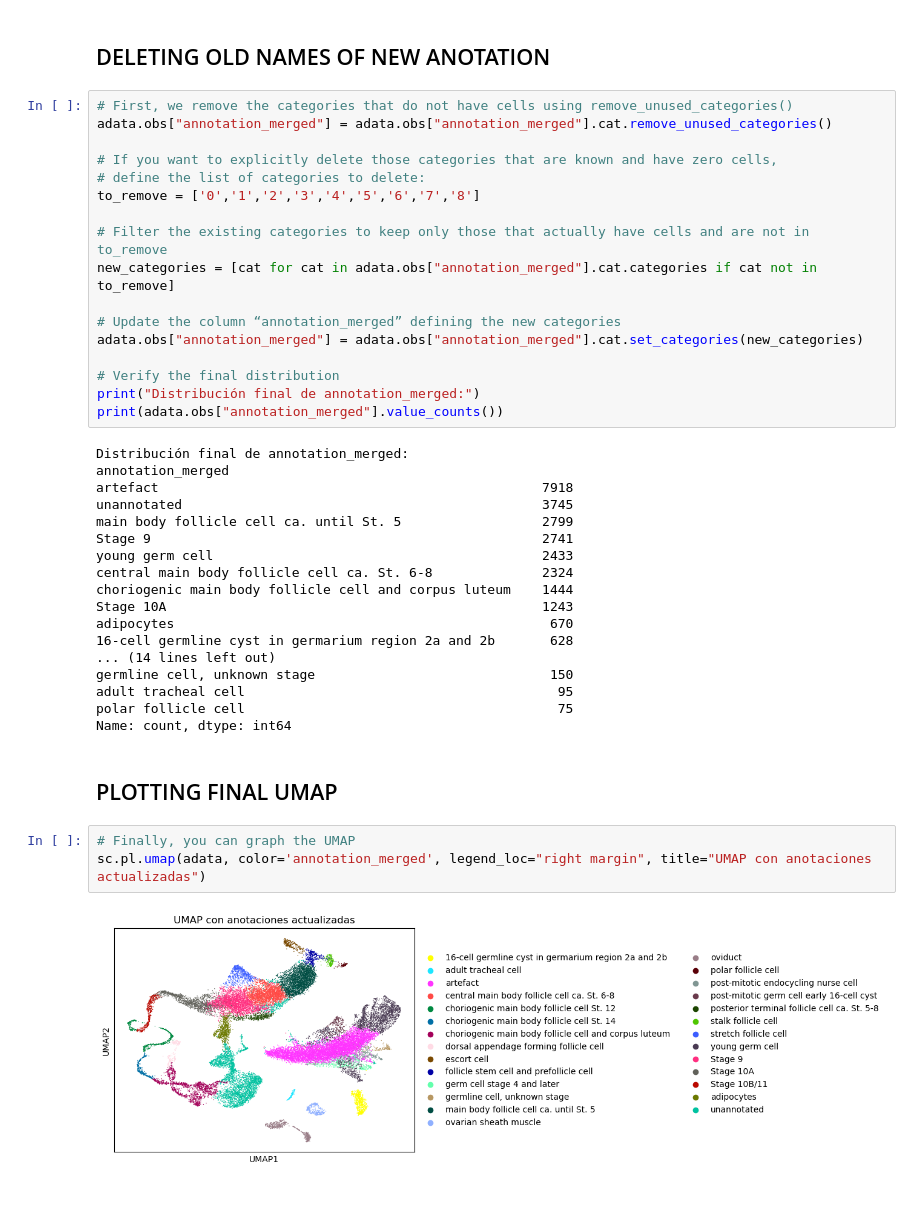
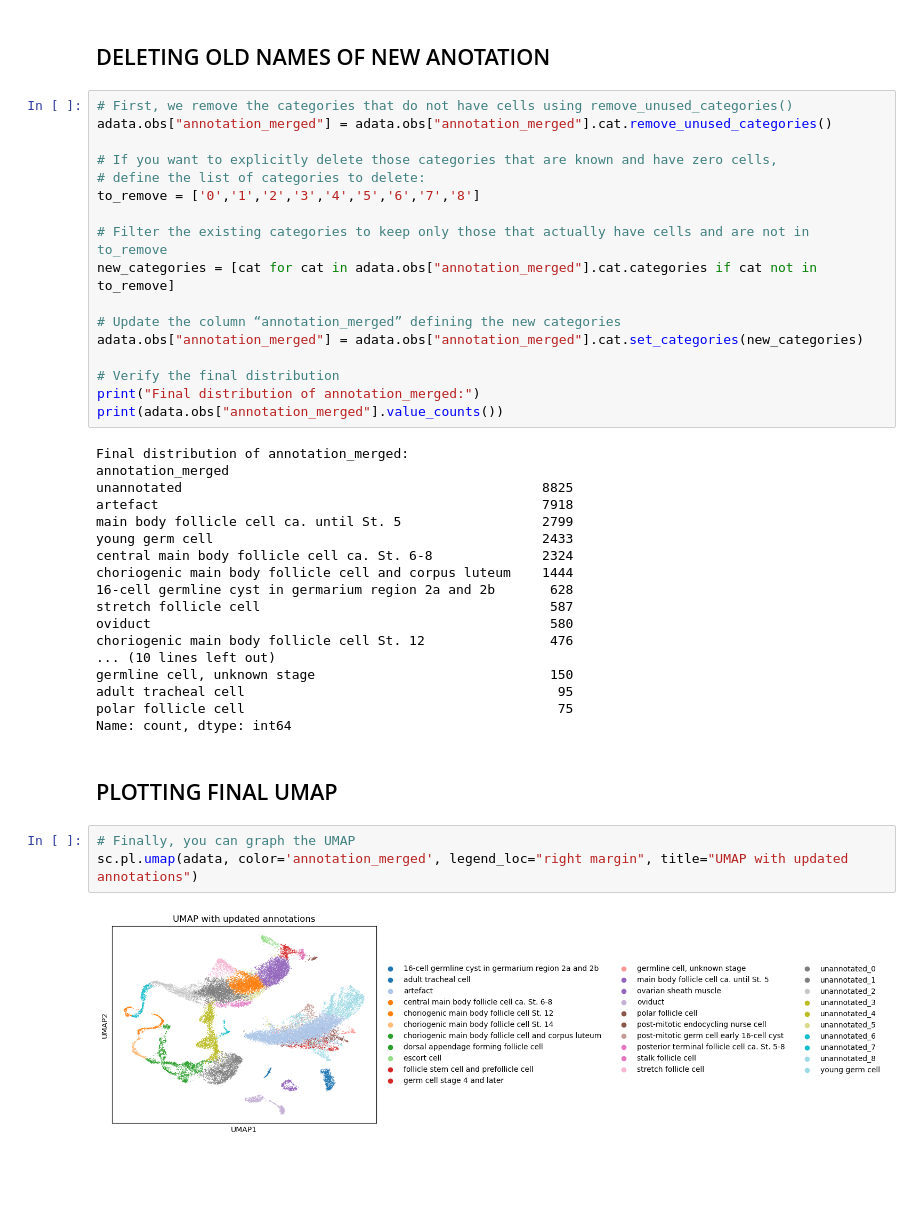
Before and after one commit to meneller/Remaping-FlyCellAtlas, a Jupyter notebook: Remaping-Fly Cell Atlas.ipynb, the cells around one changed output. Drawn from its saved outputs; the diff is of its cells as text.

```diff
--- a/Remaping-Fly Cell Atlas.ipynb
+++ b/Remaping-Fly Cell Atlas.ipynb
@@ -218,22 +219,22 @@ new_categories = [cat for cat in adata.obs["annotation_merged"].cat.categories i
 adata.obs["annotation_merged"] = adata.obs["annotation_merged"].cat.set_categories(new_categories)
 
 # Verify the final distribution
-print("Distribución final de annotation_merged:")
+print("Final distribution of annotation_merged:")
 print(adata.obs["annotation_merged"].value_counts())
 # %% [output]
-Distribución final de annotation_merged:
+Final distribution of annotation_merged:
 annotation_merged
+unannotated                                              8825
 artefact                                                 7918
-unannotated                                              3745
 main body follicle cell ca. until St. 5                  2799
-Stage 9                                                  2741
 young germ cell                                          2433
 central main body follicle cell ca. St. 6-8              2324
 choriogenic main body follicle cell and corpus luteum    1444
-Stage 10A                                                1243
-adipocytes                                                670
 16-cell germline cyst in germarium region 2a and 2b       628
-... (14 lines left out)
+stretch follicle cell                                     587
+oviduct                                                   580
+choriogenic main body follicle cell St. 12                476
+... (10 lines left out)
 germline cell, unknown stage                              150
 adult tracheal cell                                        95
 polar follicle cell                                        75
@@ -242,8 +243,8 @@ Name: count, dtype: int64
 ## PLOTTING FINAL UMAP
 # %%
 # Finally, you can graph the UMAP
-sc.pl.umap(adata, color='annotation_merged', legend_loc="right margin", title="UMAP con anotaciones actualizadas")
+sc.pl.umap(adata, color='annotation_merged', legend_loc="right margin", title="UMAP with updated annotations")
 # %% [output]
-[figure, old version]
+[figure, new version]
 # %% [markdown]
 ##
```
Also changed, not shown: parts of 4 cells of this notebook.
